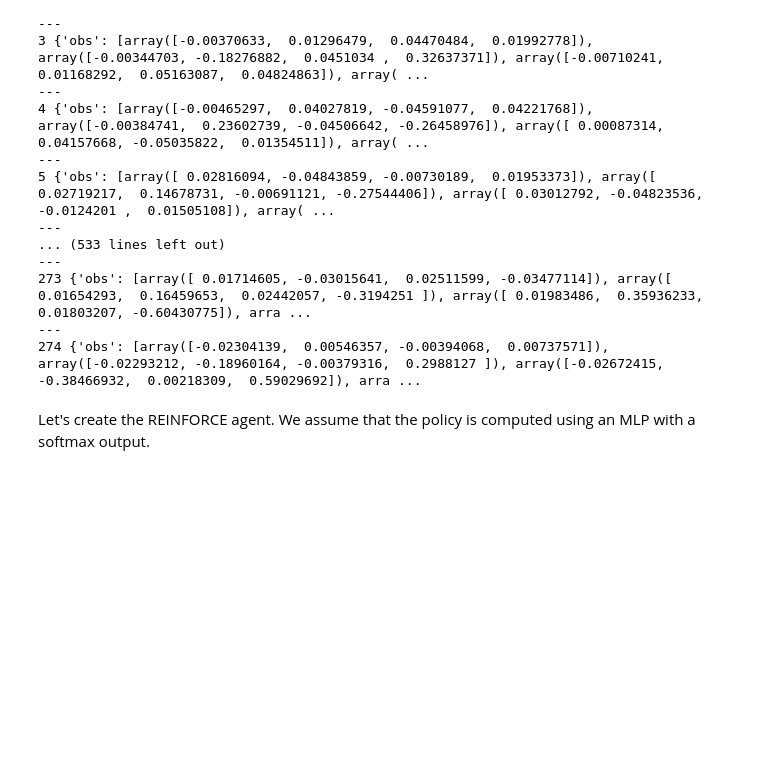
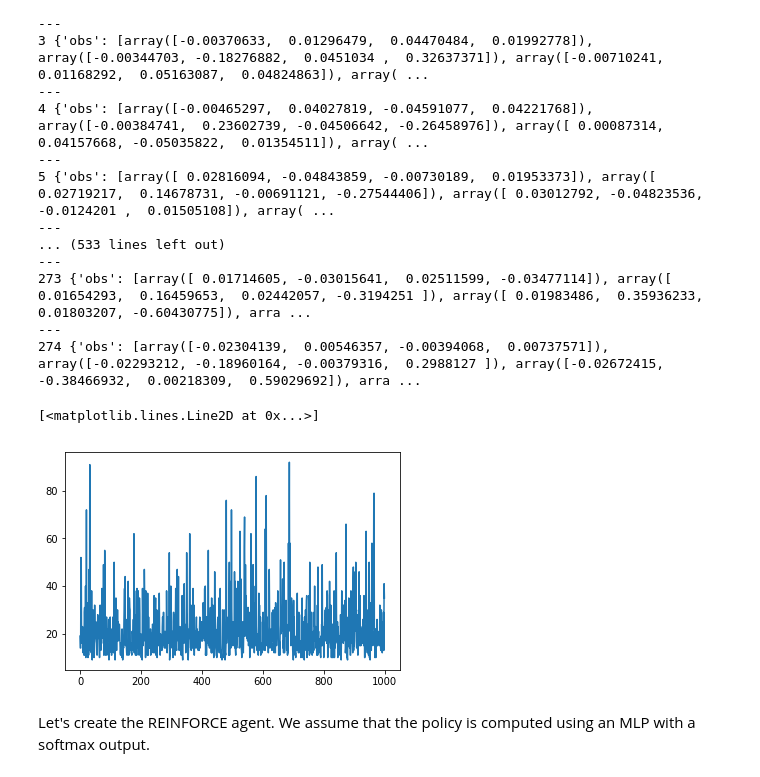
Before and after one commit to basameera/RL_Gym, a Jupyter notebook: SOW_MKI49_2018_SEM1_V_assignment_6-SAM.ipynb, the cells around one changed output. Cells and saved outputs as stored; diff of their text form; code cells hidden in the pictures; blank space fills up the shorter version.

```diff
--- a/SOW_MKI49_2018_SEM1_V_assignment_6-SAM.ipynb
+++ b/SOW_MKI49_2018_SEM1_V_assignment_6-SAM.ipynb
@@ -174,6 +174,11 @@ for eps in random_history:
 273 {'obs': [array([ 0.01714605, -0.03015641,  0.02511599, -0.03477114]), array([ 0.01654293,  0.16459653,  0.02442057, -0.3194251 ]), array([ 0.01983486,  0.35936233,  0.01803207, -0.60430775]), arra ...
 ---
 274 {'obs': [array([-0.02304139,  0.00546357, -0.00394068,  0.00737571]), array([-0.02293212, -0.18960164, -0.00379316,  0.2988127 ]), array([-0.02672415, -0.38466932,  0.00218309,  0.59029692]), arra ...
+# %%
+plt.plot(R0)
+# %% [output]
+[<matplotlib.lines.Line2D at 0x...>]
+[figure, added]
 # %% [markdown]
 Let's create the REINFORCE agent. We assume that the policy is computed using an MLP with a softmax output.
 # %%
```
Also changed, not shown: parts of 8 cells of this notebook, 4 other files.
